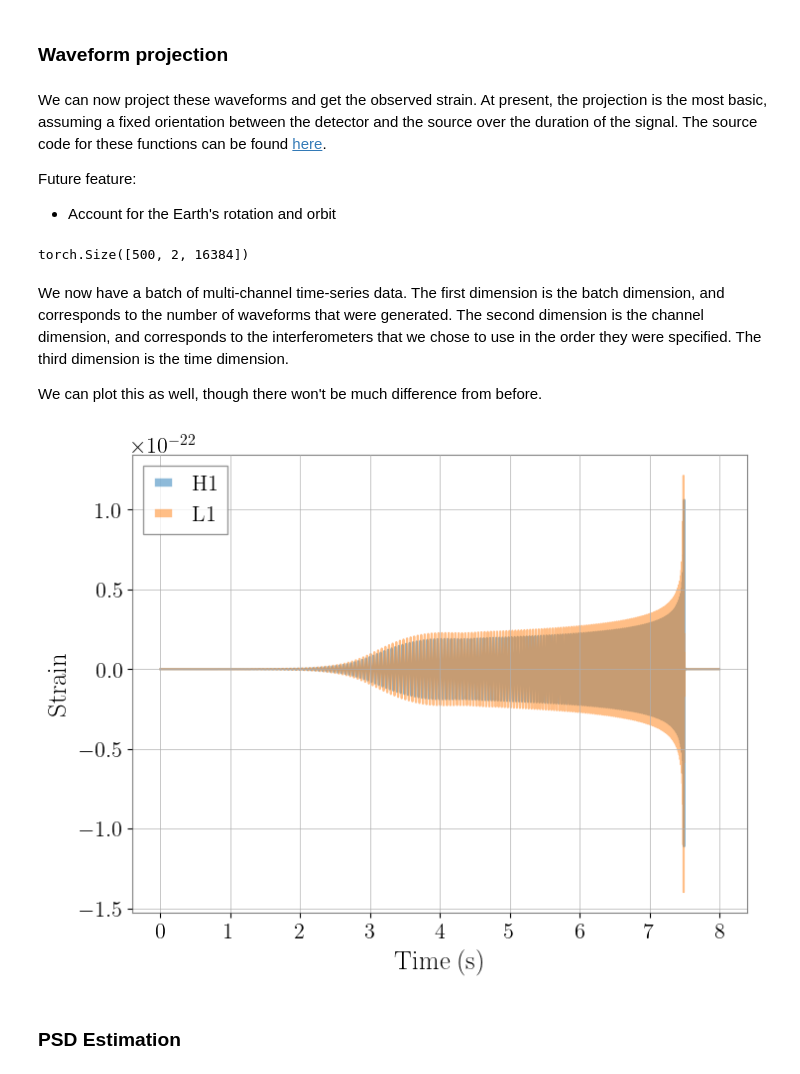
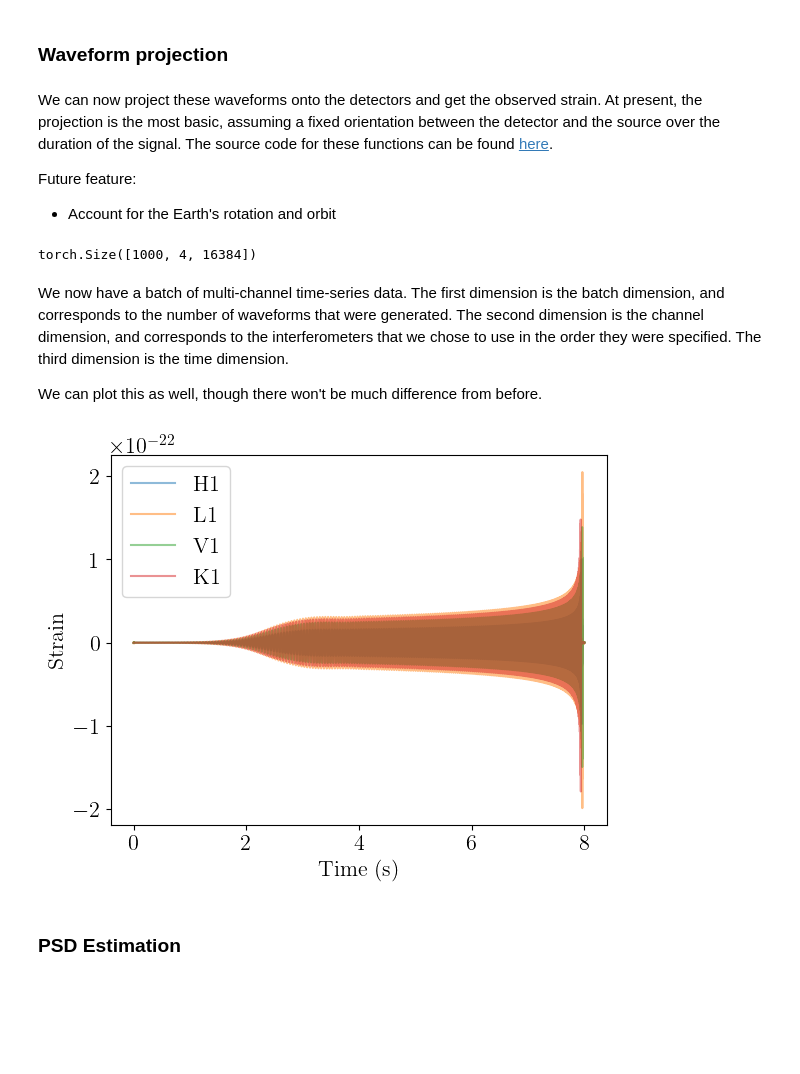
Before and after one commit to ML4GW/ml4gw, a Jupyter notebook: docs/tutorials/ml4gw_tutorial.ipynb, the cells around one changed output. Cells and saved outputs as stored; diff of their text form; code cells hidden in the pictures; blank space fills up the shorter version.

```diff
--- a/docs/tutorials/ml4gw_tutorial.ipynb
+++ b/docs/tutorials/ml4gw_tutorial.ipynb
@@ -83,7 +119,7 @@ from torch.distributions import Uniform
 
 # On CPU, keep the number of waveforms around 100. On GPU, you can go higher,
 # subject to memory constraints.
-num_waveforms = 500
+num_waveforms = 1000
 
 # Create a dictionary of parameter distributions
 # This is not intended to be an astrophysically
@@ -98,7 +134,8 @@ param_dict = {
     "inclination": Sine(),
 }
 
-# And then sample from each of those distributions
+# And then sample from each of those distributions.
+# Note that the samples are immediately moved to the desired device.
 params = {
     k: v.sample((num_waveforms,)).to(device) for k, v in param_dict.items()
 }
@@ -138,12 +174,14 @@ Because we're using IMRPhenomD and have aligned spins `s1z = chi1` and `s2z = ch
 from ml4gw.waveforms.generator import TimeDomainCBCWaveformGenerator
 from ml4gw.waveforms.conversion import chirp_mass_and_mass_ratio_to_components
 
+# We'll place the waveform coalescence 0.05 seconds from the right edge
+# to give some room for the ringdown
 waveform_generator = TimeDomainCBCWaveformGenerator(
     approximant=approximant,
     sample_rate=sample_rate,
     f_min=f_min,
     duration=waveform_duration,
-    right_pad=0.5,
+    right_pad=0.05,
     f_ref=f_ref,
 ).to(device)
 
@@ -170,20 +208,19 @@ plt.show()
 # %% [markdown]
 ### Waveform projection
 # %% [markdown]
-We can now project these waveforms and get the observed strain. At present, the projection is the most basic, assuming a fixed orientation between the detector and the source over the duration of the signal. The source code for these functions can be found [here](https://github.com/ML4GW/ml4gw/blob/main/ml4gw/gw.py).
+We can now project these waveforms onto the detectors and get the observed strain. At present, the projection is the most basic, assuming a fixed orientation between the detector and the source over the duration of the signal. The source code for these functions can be found [here](https://github.com/ML4GW/ml4gw/blob/main/ml4gw/gw.py).
 
 Future feature:
 - Account for the Earth's rotation and orbit
 # %%
 from ml4gw.gw import get_ifo_geometry, compute_observed_strain
 
-# Define probability distributions for sky location and polarization angle
+# Define probability distributions for uniform sky location and polarization angle
 dec = Cosine()
 psi = Uniform(0, torch.pi)
 phi = Uniform(-torch.pi, torch.pi)
 
-# The interferometer geometry for V1 and K1 are also in ml4gw
-ifos = ["H1", "L1"]
+ifos = ["H1", "L1", "V1", "K1"]
 tensors, vertices = get_ifo_geometry(*ifos)
 
 # Pass the detector geometry, along with the polarizations and sky parameters,
@@ -200,7 +237,7 @@ waveforms = compute_observed_strain(
 )
 print(waveforms.shape)
 # %% [output]
-torch.Size([500, 2, 16384])
+torch.Size([1000, 4, 16384])
 # %% [markdown]
 We now have a batch of multi-channel time-series data. The first dimension is the batch dimension, and corresponds to the number of waveforms that were generated. The second dimension is the channel dimension, and corresponds to the interferometers that we chose to use in the order they were specified. The third dimension is the time dimension.
 
@@ -208,12 +245,14 @@ We can plot this as well, though there won't be much difference from before.
 # %%
 plt.plot(times, waveforms[0, 0].cpu(), label="H1", alpha=0.5)
 plt.plot(times, waveforms[0, 1].cpu(), label="L1", alpha=0.5)
+plt.plot(times, waveforms[0, 2].cpu(), label="V1", alpha=0.5)
+plt.plot(times, waveforms[0, 3].cpu(), label="K1", alpha=0.5)
 plt.xlabel("Time (s)")
 plt.ylabel("Strain")
 plt.legend()
 plt.show()
 # %% [output]
-[figure, old version]
+[figure, new version]
 # %% [markdown]
 ### PSD Estimation
 # %% [markdown]
```
Also changed, not shown: parts of 53 cells of this notebook, 1 other file.
